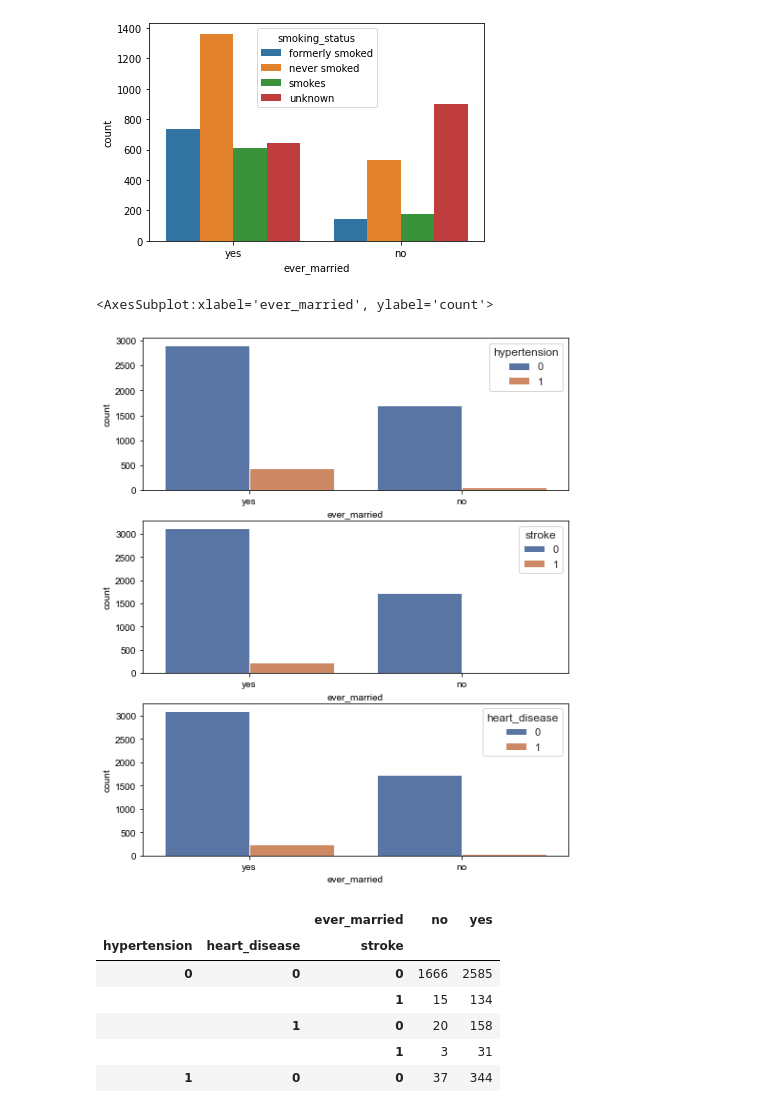
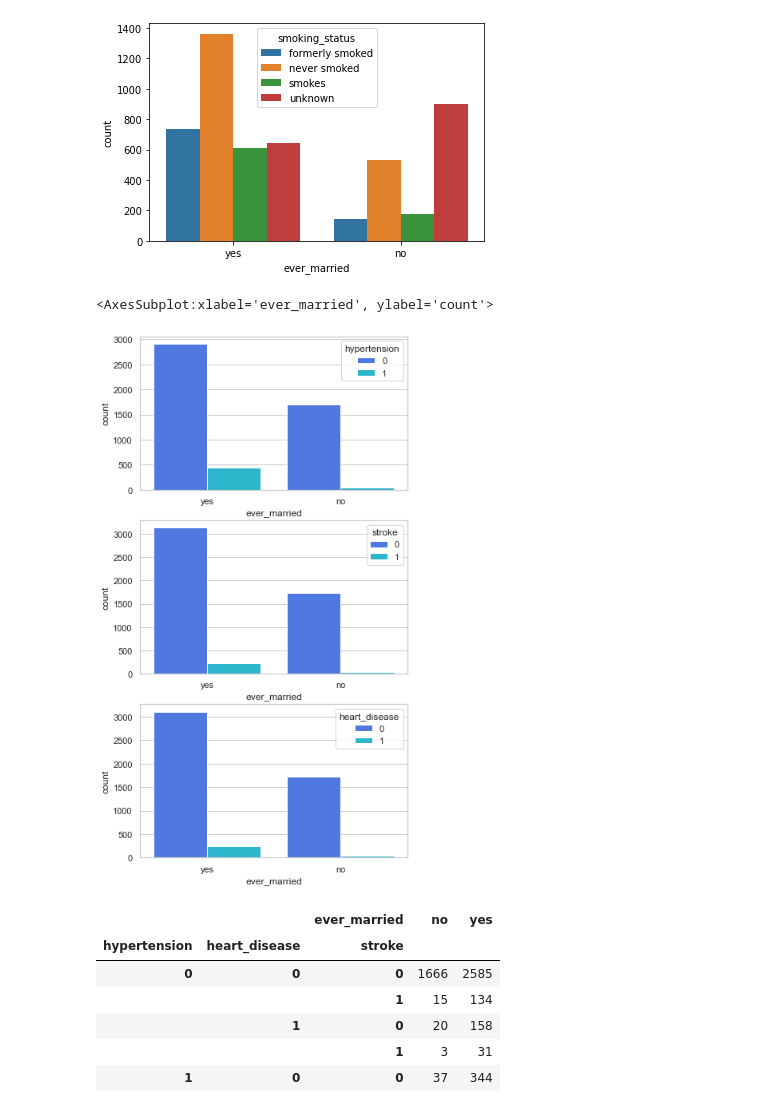
Before and after one commit to augasauruss/Python_mokymai, a Jupyter notebook: 1_paskaita.ipynb/baigiamasis.ipynb, the cells around one changed output. Saved outputs shown, nothing was run; the diff lists cells and outputs as text; code cells hidden in the pictures.

```diff
--- a/1_paskaita.ipynb/baigiamasis.ipynb
+++ b/1_paskaita.ipynb/baigiamasis.ipynb
@@ -257,16 +257,16 @@ plt.show()
 # %% [output]
 [figure]
 # %%
-fig, axs = plt.subplots(3, figsize=(8,10))
-sns.set_theme(style='whitegrid')
+fig, axs = plt.subplots(3, figsize=(6,12))
+sns.set_theme(style='whitegrid',palette='rainbow' )
 sns.countplot(data = df, x='ever_married', hue='hypertension', ax=axs[0])
 
 sns.countplot(data = df, x='ever_married', hue='stroke', ax=axs[1])
 
-sns.countplot(data = df, x='ever_married', hue='heart_disease', ax= axs[2])
+sns.countplot(data = df, x='ever_married', hue='heart_disease', ax=axs[2])
 # %% [output]
 <AxesSubplot:xlabel='ever_married', ylabel='count'>
-[figure, old version]
+[figure, new version]
 # %%
 pd.crosstab([df['hypertension'], df['heart_disease'],df['stroke']],
             df['ever_married'])
```
